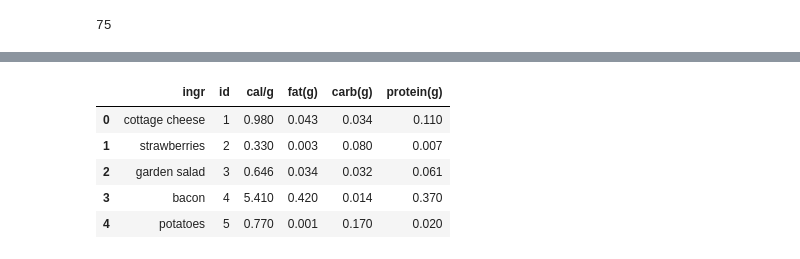
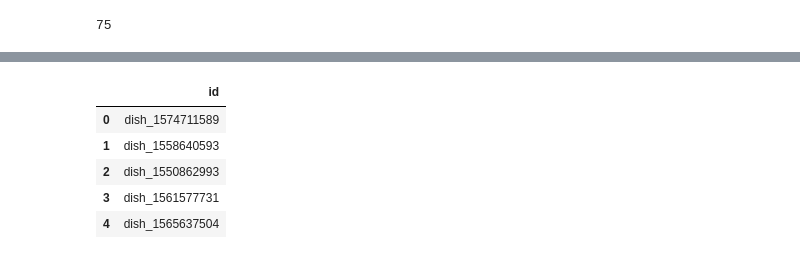
Before and after one commit to Ritushwar/Nutritional-Assistant, a Jupyter notebook: preprocess/preprocess-data-ipynb.ipynb, the cells around one changed output, grey strips where cells are left out. Saved outputs shown, nothing was run; the diff lists cells and outputs as text; code cells hidden in the pictures.

Commit message:
Metadata was created

```diff
--- a/preprocess/preprocess-data-ipynb.ipynb
+++ b/preprocess/preprocess-data-ipynb.ipynb
@@ -234,0 +264,10 @@ memory usage: 273.9+ KB
+# %%
+# making the list of directory in the data
+import os
+directory_list = []
+res = {}
+path = "/home/ritushwar/Nutritional-Assistance/data"
+for dir in os.listdir(path):
+    res = {"id": 0}
+    res["id"] = dir
+    directory_list.append(res)
@@ -235,10 +294,11 @@ memory usage: 273.9+ KB
+# %%
+df2 = pd.DataFrame(directory_list)
 # %%
-df2 = pd.read_csv("ingredients_metadata.csv")
 df2.head(5)
 # %% [output]
-|  | ingr | id | cal/g | fat(g) | carb(g) | protein(g) |
-| 0 | cottage cheese | 1 | 0.980 | 0.043 | 0.034 | 0.110 |
-| 1 | strawberries | 2 | 0.330 | 0.003 | 0.080 | 0.007 |
-| 2 | garden salad | 3 | 0.646 | 0.034 | 0.032 | 0.061 |
-| 3 | bacon | 4 | 5.410 | 0.420 | 0.014 | 0.370 |
-| 4 | potatoes | 5 | 0.770 | 0.001 | 0.170 | 0.020 |
+|  | id |
+| 0 | dish_1574711589 |
+| 1 | dish_1558640593 |
+| 2 | dish_1550862993 |
+| 3 | dish_1561577731 |
+| 4 | dish_1565637504 |
```
Also changed, not shown: parts of 39 cells of this notebook.
